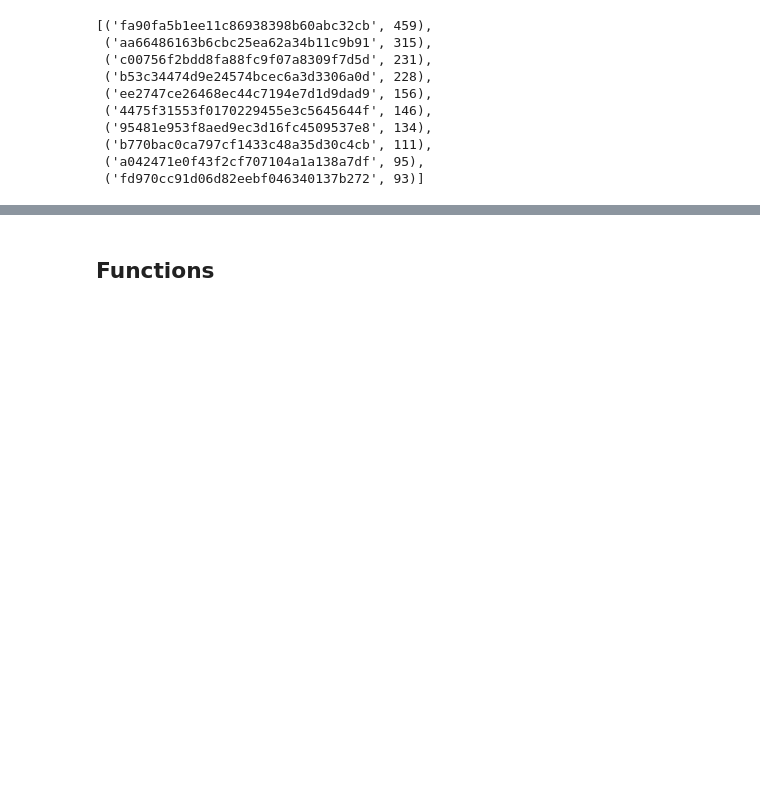
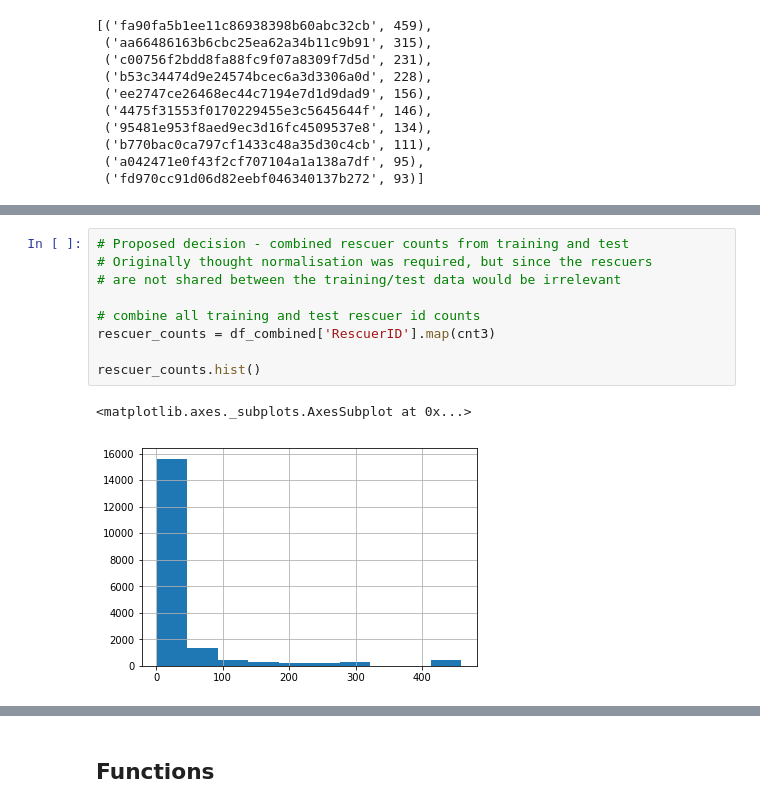
Before and after one commit to rick-62/Kaggle_PetFinder, a Jupyter notebook: model-0-04-rescuer.ipynb, the cells around one changed output, grey strips where cells are left out. Drawn from its saved outputs; the diff is of its cells as text; blank space fills up the shorter version.

```diff
--- a/model-0-04-rescuer.ipynb
+++ b/model-0-04-rescuer.ipynb
@@ -84,0 +95,12 @@ cnt3.most_common(10)
+# %%
+# Proposed decision - combined rescuer counts from training and test
+# Originally thought normalisation was required, but since the rescuers
+# are not shared between the training/test data would be irrelevant
+
+# combine all training and test rescuer id counts
+rescuer_counts = df_combined['RescuerID'].map(cnt3)
+
+rescuer_counts.hist()
+# %% [output]
+<matplotlib.axes._subplots.AxesSubplot at 0x...>
+[figure, added]
```
Also changed, not shown: parts of 8 cells of this notebook, 3 other files.
